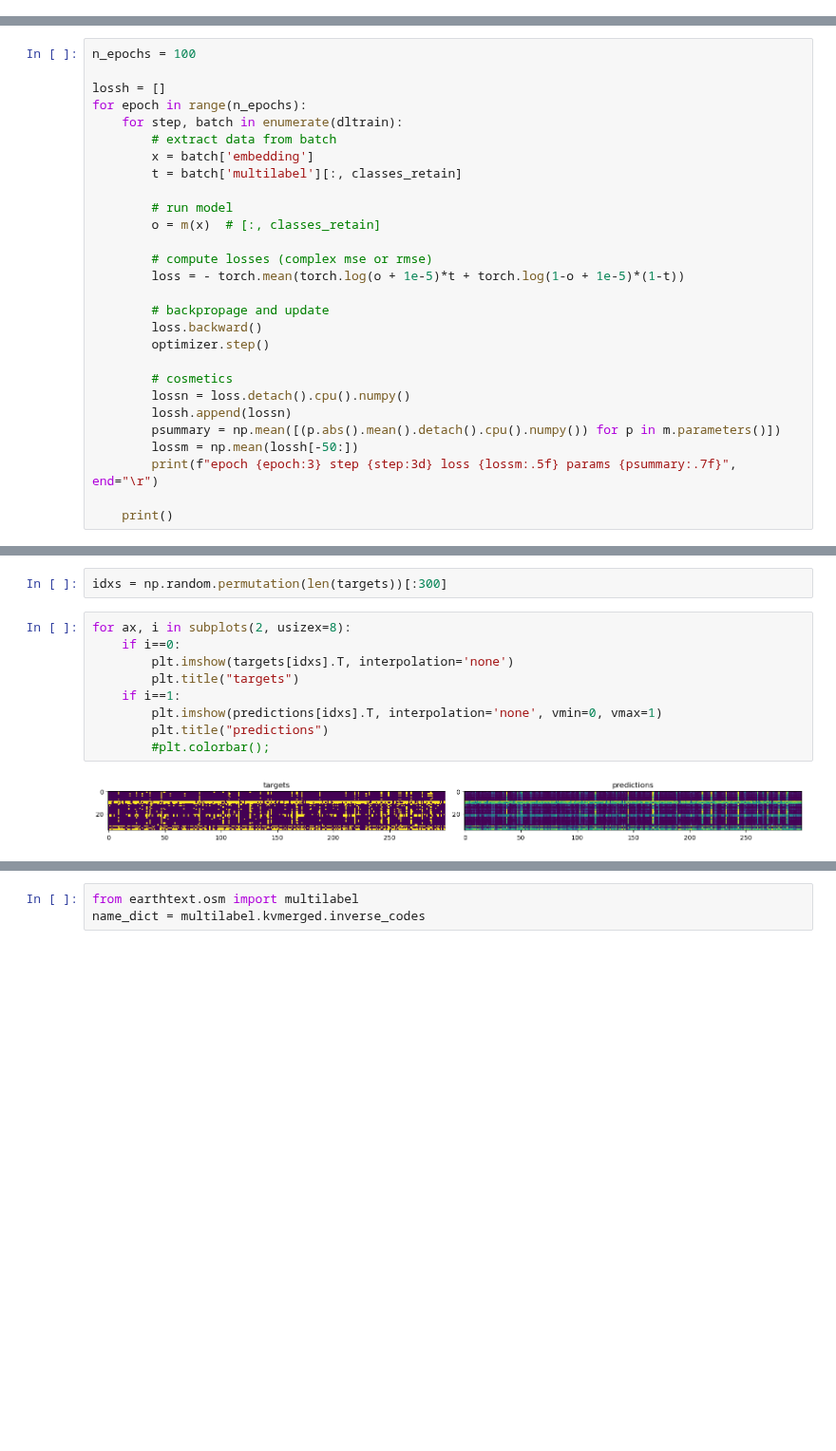
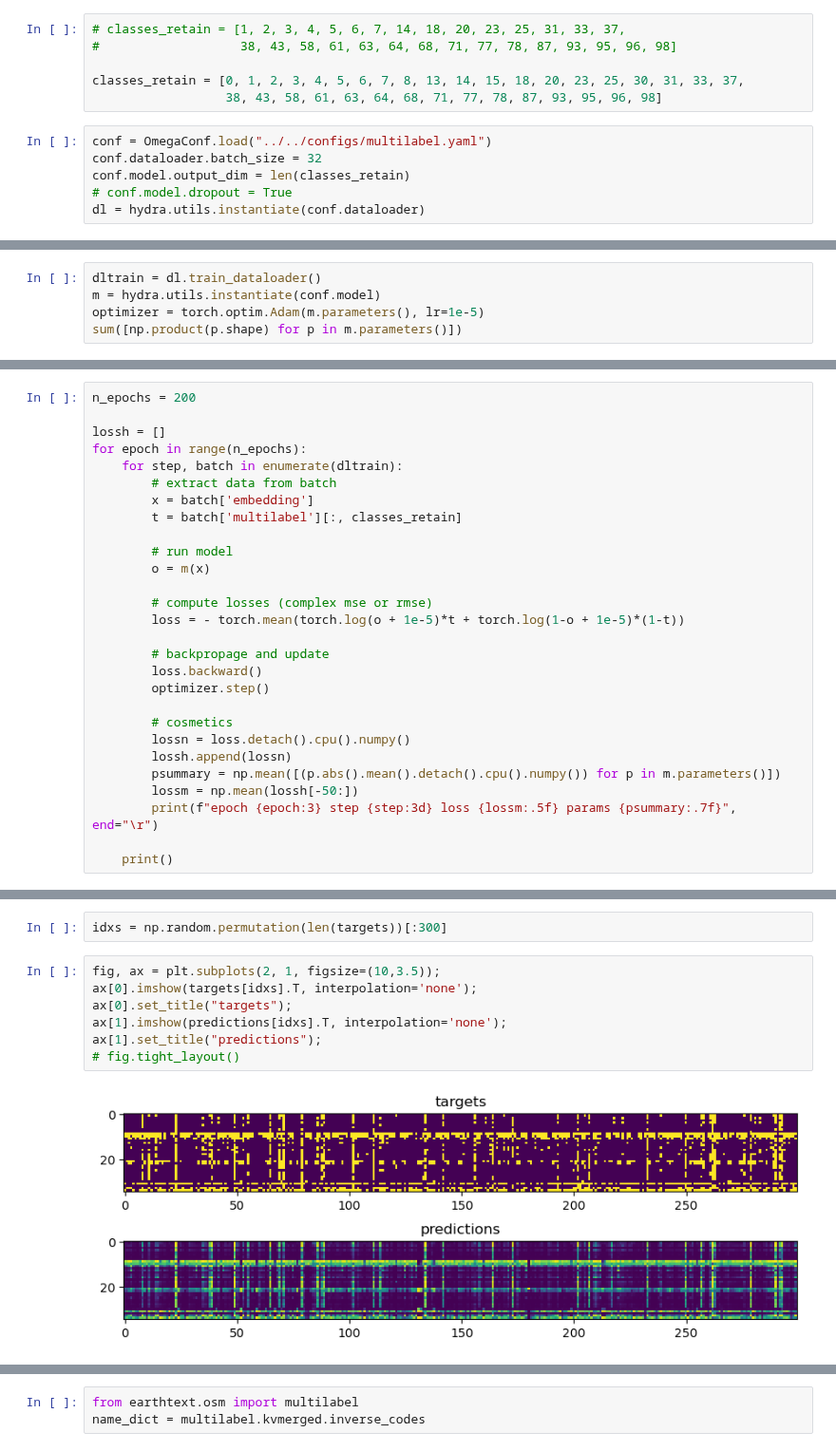
Before and after one commit to Clay-foundation/earth-text, a Jupyter notebook: notebooks/models/04 - multilabel classification.ipynb, the cells around one changed output, grey strips where cells are left out. Shown at 95% size. Saved outputs shown, nothing was run; the diff lists cells and outputs as text; blank space fills up the shorter version.

```diff
--- a/notebooks/models/04 - multilabel classification.ipynb
+++ b/notebooks/models/04 - multilabel classification.ipynb
@@ -212,0 +220,12 @@ for i in range(len(np.array(r.tpr))):
+# %%
+# classes_retain = [1, 2, 3, 4, 5, 6, 7, 14, 18, 20, 23, 25, 31, 33, 37,
+#                   38, 43, 58, 61, 63, 64, 68, 71, 77, 78, 87, 93, 95, 96, 98]
+
+classes_retain = [0, 1, 2, 3, 4, 5, 6, 7, 8, 13, 14, 15, 18, 20, 23, 25, 30, 31, 33, 37,
+                  38, 43, 58, 61, 63, 64, 68, 71, 77, 78, 87, 93, 95, 96, 98]
+# %%
+conf = OmegaConf.load("../../configs/multilabel.yaml")
+conf.dataloader.batch_size = 32
+conf.model.output_dim = len(classes_retain)
+# conf.model.dropout = True
+dl = hydra.utils.instantiate(conf.dataloader)
@@ -212,0 +245,5 @@ for i in range(len(np.array(r.tpr))):
+# %%
+dltrain = dl.train_dataloader()
+m = hydra.utils.instantiate(conf.model)
+optimizer = torch.optim.Adam(m.parameters(), lr=1e-5)
+sum([np.product(p.shape) for p in m.parameters()])
@@ -213,5 +252,5 @@ for i in range(len(np.array(r.tpr))):
 # %%
-n_epochs = 100
+n_epochs = 200
 
 lossh = []
 for epoch in range(n_epochs):
@@ -221,7 +260,7 @@ for epoch in range(n_epochs):
         t = batch['multilabel'][:, classes_retain]
 
         # run model
-        o = m(x)  # [:, classes_retain]
+        o = m(x)
 
         # compute losses (complex mse or rmse)
         loss = - torch.mean(torch.log(o + 1e-5)*t + torch.log(1-o + 1e-5)*(1-t))
@@ -291,16 +337,14 @@ targets.shape, predictions.shape
 # %%
 idxs = np.random.permutation(len(targets))[:300]
 # %%
-for ax, i in subplots(2, usizex=8):
-    if i==0:
-        plt.imshow(targets[idxs].T, interpolation='none')
-        plt.title("targets")
-    if i==1:
-        plt.imshow(predictions[idxs].T, interpolation='none', vmin=0, vmax=1)
-        plt.title("predictions")
-        #plt.colorbar();
+fig, ax = plt.subplots(2, 1, figsize=(10,3.5));
+ax[0].imshow(targets[idxs].T, interpolation='none');
+ax[0].set_title("targets");
+ax[1].imshow(predictions[idxs].T, interpolation='none');
+ax[1].set_title("predictions");
+# fig.tight_layout()
 # %% [output]
-[figure, old version]
+[figure, new version]
 # %%
 from sklearn.metrics import precision_score, recall_score
 
```
Also changed, not shown: parts of 20 cells of this notebook.
